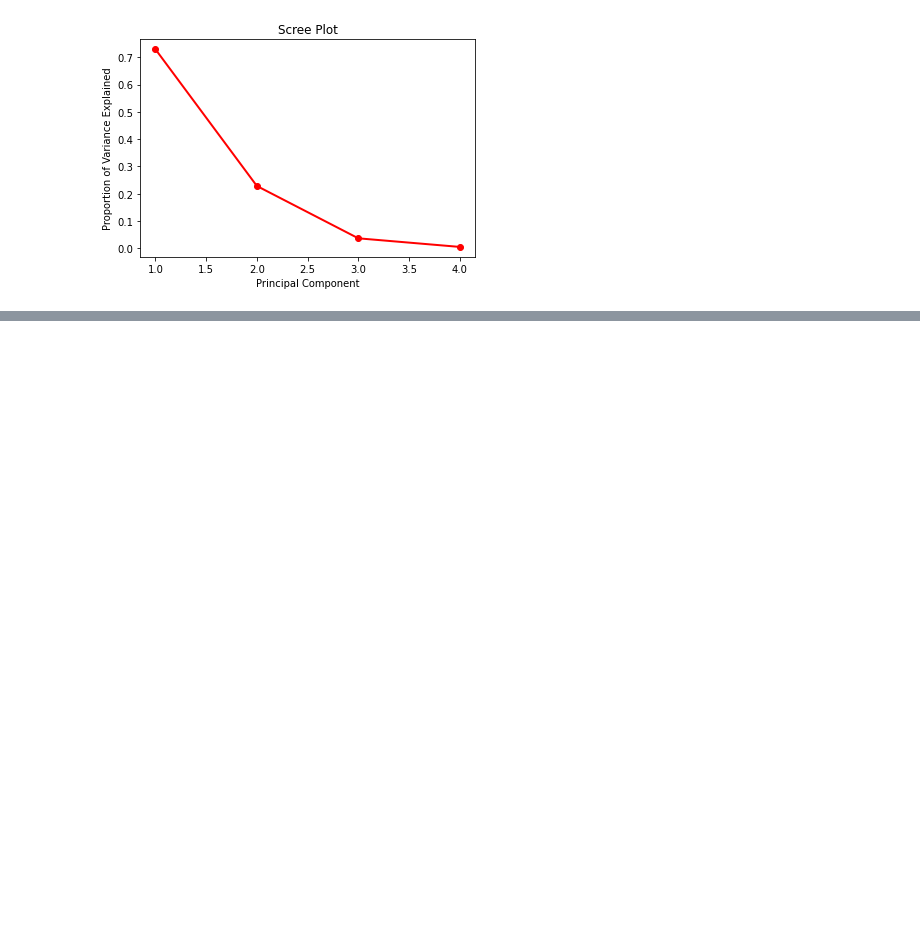
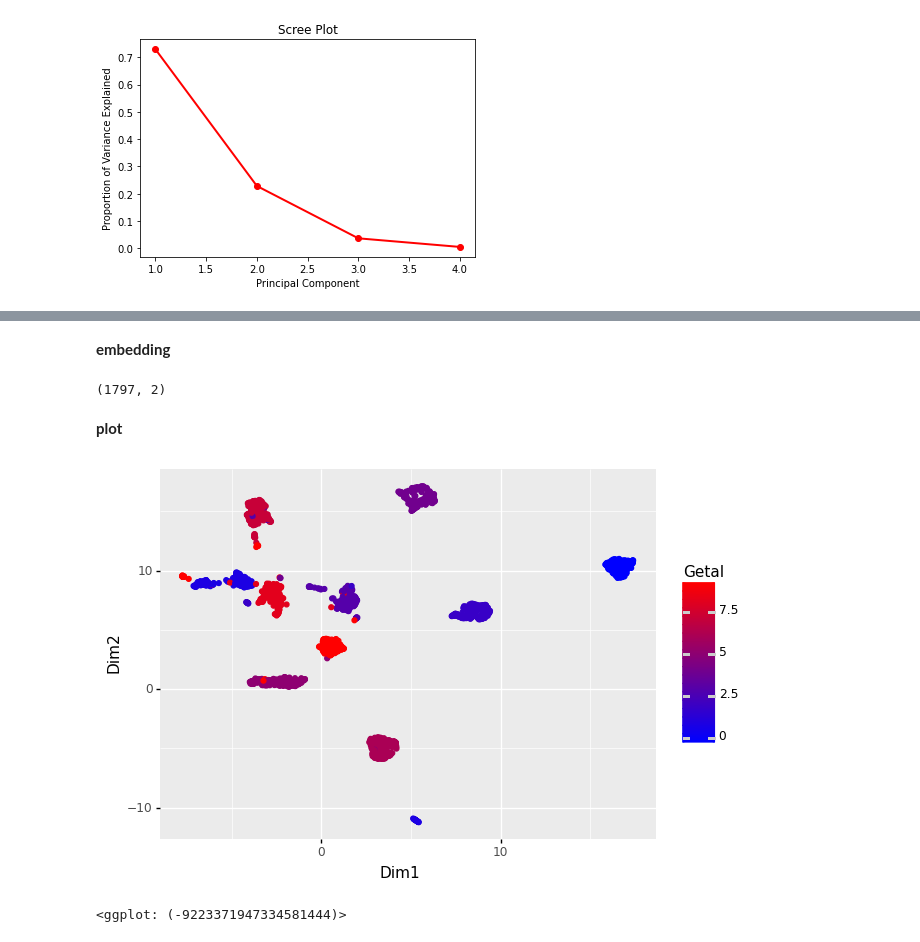
Before and after one commit to ArneDeloose/Ugain_MachineLearning_DataVis, a Jupyter notebook: DimensionReduction_Theory.ipynb, the cells around one changed output, grey strips where cells are left out. Saved outputs shown, nothing was run; the diff lists cells and outputs as text; code cells hidden in the pictures; blank space fills up the shorter version.

```diff
--- a/DimensionReduction_Theory.ipynb
+++ b/DimensionReduction_Theory.ipynb
@@ -156,0 +251,3 @@ scree_plot(pca_model)
+# %%
+reducer = umap.UMAP(random_state=9000)
+reducer.fit(digits.data)
@@ -156,0 +256,26 @@ scree_plot(pca_model)
+# %% [markdown]
+**embedding**
+# %%
+embedding = reducer.transform(digits.data)
+#hoe ziet de data eruit?
+embedding.shape
+# %% [output]
+(1797, 2)
+# %%
+#omvormen naar dataframe
+df_umap=pd.DataFrame()
+df_umap['Dim1']=embedding[:, 0] #kolom 1
+df_umap['Dim2']=embedding[:, 1] #kolom 2
+df_umap['Getal']=digits.target #getal
+# %% [markdown]
+**plot**
+# %%
+#met plotnine
+(
+ggplot(aes(x='Dim1', y='Dim2'), data=df_umap)
++ geom_point(aes(color='Getal'))
++ scale_color_gradient(low='blue', high='red')
+)
+# %% [output]
+[figure, added]
+<ggplot: (-9223371947334581444)>
```
Also changed, not shown: parts of 19 cells of this notebook, 2 other files.
